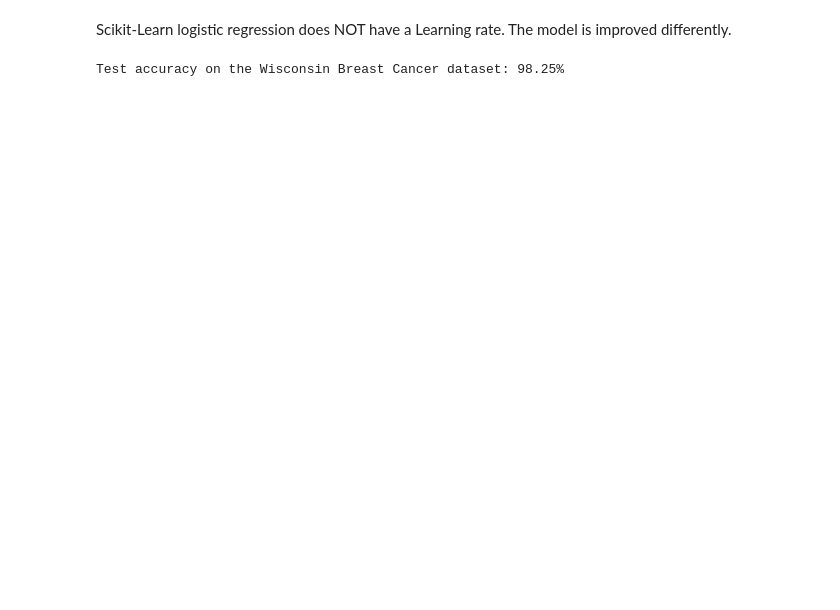
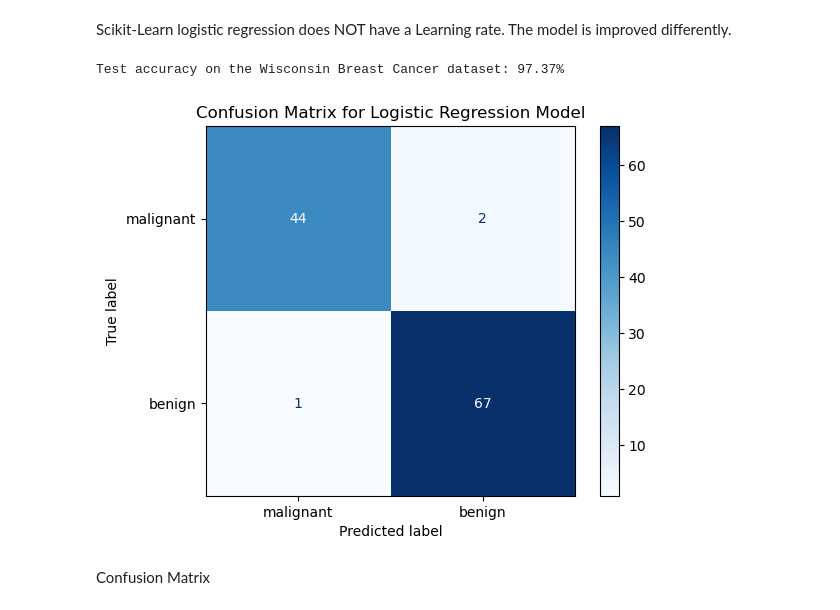
Before and after one commit to sphia-g/ML24UiO, a Jupyter notebook: Project2/logistic_regression.ipynb, the cells around one changed output. Saved outputs shown, nothing was run; the diff lists cells and outputs as text; code cells hidden in the pictures; blank space fills up the shorter version.

```diff
--- a/Project2/logistic_regression.ipynb
+++ b/Project2/logistic_regression.ipynb
@@ -231,7 +302,9 @@ Scikit-Learn logistic regression does NOT have a Learning rate. The model is imp
 from sklearn.datasets import load_breast_cancer
 from sklearn.preprocessing import StandardScaler
 from sklearn.model_selection import train_test_split
+from sklearn.metrics import confusion_matrix, ConfusionMatrixDisplay
 import numpy as np
+import matplotlib.pyplot as plt
 
 # Load the Wisconsin Breast Cancer dataset
 data = load_breast_cancer()
@@ -243,32 +316,42 @@ scaler = StandardScaler()
 X = scaler.fit_transform(X)
 
 # Add intercept term (a column of ones) to X
 X = np.c_[np.ones(X.shape[0]), X]
 
 # Split data into training and testing sets
-X_train, X_test, y_train, y_test = train_test_split(X, y, test_size=0.2, random_state=42)
+X_train, X_test, y_train, y_test = train_test_split(X, y, test_size=0.2, random_state=2024)
 
 # Initialize model parameters
 initial_beta = np.zeros(X_train.shape[1])
 learning_rate = 0.01
 n_iterations = 1000
 batch_size = 1
 lmbda = 0.01  # Regularization parameter
 
 # Train the logistic regression model using your custom SGD function
 beta_gd = stochastic_gradient_descent(
     X_train, y_train, initial_beta,
     learning_rate=learning_rate,
     n_iterations=n_iterations,
     model=logistic_gradient,  # Ensure logistic_gradient is defined
     batch_size=batch_size,
     lmbda=lmbda
 )
 
 # Predict and evaluate accuracy on the test set
 y_pred_test = predict(X_test, beta_gd)
 test_accuracy = calculate_accuracy(y_test, y_pred_test)
 
 print(f"Test accuracy on the Wisconsin Breast Cancer dataset: {test_accuracy * 100:.2f}%")
+
+# Generate and plot the confusion matrix
+conf_matrix = confusion_matrix(y_test, y_pred_test)
+disp = ConfusionMatrixDisplay(confusion_matrix=conf_matrix, display_labels=data.target_names)
+disp.plot(cmap='Blues')
+plt.title("Confusion Matrix for Logistic Regression Model")
+plt.show()
 # %% [output]
-Test accuracy on the Wisconsin Breast Cancer dataset: 98.25%
+Test accuracy on the Wisconsin Breast Cancer dataset: 97.37%
+[figure, added]
+# %% [markdown]
+Confusion Matrix
```
Also changed, not shown: parts of 6 cells of this notebook, 3 other files.
